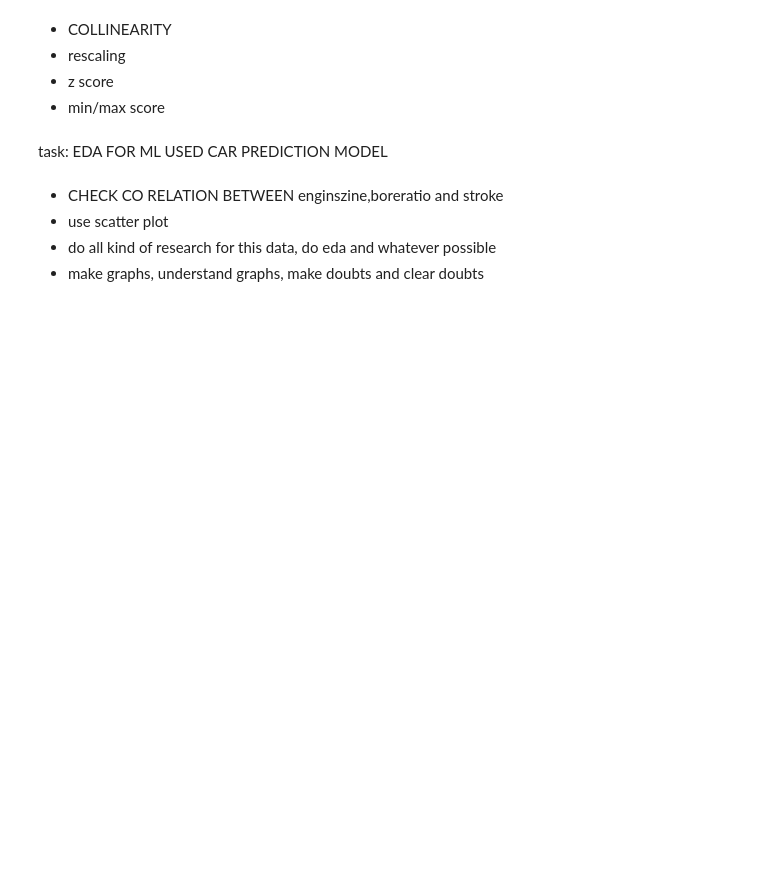
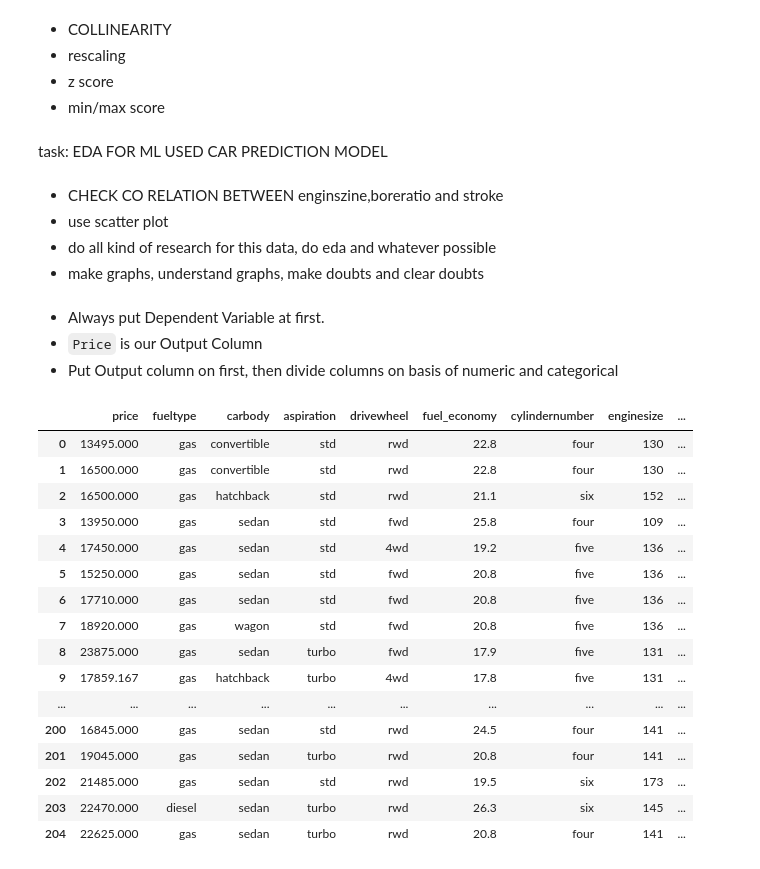
Before and after one commit to MoeedKhan-AMK/Applied-Data-Science, a Jupyter notebook: Machine Learning/LINEAR REGRESSION/Linear Regression/Linear_Regression_class_1.ipynb, the cells around one changed output. Saved outputs shown, nothing was run; the diff lists cells and outputs as text; code cells hidden in the pictures; blank space fills up the shorter version.

```diff
--- a/Machine Learning/LINEAR REGRESSION/Linear Regression/Linear_Regression_class_1.ipynb
+++ b/Machine Learning/LINEAR REGRESSION/Linear Regression/Linear_Regression_class_1.ipynb
@@ -542,3 +551,29 @@ task: EDA FOR ML USED CAR PREDICTION MODEL
 - use scatter plot
 - do all kind of research for this data, do eda and whatever possible
 - make graphs, understand graphs, make doubts and clear doubts
+# %% [markdown]
+- Always put Dependent Variable at first.
+- `Price` is our Output Column
+- Put Output column on first, then divide columns on basis of numeric and categorical
+# %%
+df_cars = cars[['price','fueltype','carbody','aspiration','drivewheel','fuel_economy','cylindernumber','enginesize','horsepower','boreratio',
+                'carlength', 'carwidth']]
+df_cars
+# %% [output]
+|  | price | fueltype | carbody | aspiration | drivewheel | fuel_economy | cylindernumber | enginesize | ... |
+| 0 | 13495.000 | gas | convertible | std | rwd | 22.8 | four | 130 | ... |
+| 1 | 16500.000 | gas | convertible | std | rwd | 22.8 | four | 130 | ... |
+| 2 | 16500.000 | gas | hatchback | std | rwd | 21.1 | six | 152 | ... |
+| 3 | 13950.000 | gas | sedan | std | fwd | 25.8 | four | 109 | ... |
+| 4 | 17450.000 | gas | sedan | std | 4wd | 19.2 | five | 136 | ... |
+| 5 | 15250.000 | gas | sedan | std | fwd | 20.8 | five | 136 | ... |
+| 6 | 17710.000 | gas | sedan | std | fwd | 20.8 | five | 136 | ... |
+| 7 | 18920.000 | gas | wagon | std | fwd | 20.8 | five | 136 | ... |
+| 8 | 23875.000 | gas | sedan | turbo | fwd | 17.9 | five | 131 | ... |
+| 9 | 17859.167 | gas | hatchback | turbo | 4wd | 17.8 | five | 131 | ... |
+| ... | ... | ... | ... | ... | ... | ... | ... | ... | ... |
+| 200 | 16845.000 | gas | sedan | std | rwd | 24.5 | four | 141 | ... |
+| 201 | 19045.000 | gas | sedan | turbo | rwd | 20.8 | four | 141 | ... |
+| 202 | 21485.000 | gas | sedan | std | rwd | 19.5 | six | 173 | ... |
+| 203 | 22470.000 | diesel | sedan | turbo | rwd | 26.3 | six | 145 | ... |
+| 204 | 22625.000 | gas | sedan | turbo | rwd | 20.8 | four | 141 | ... |
```
Also changed, not shown: parts of 14 cells of this notebook, 1 other file.
